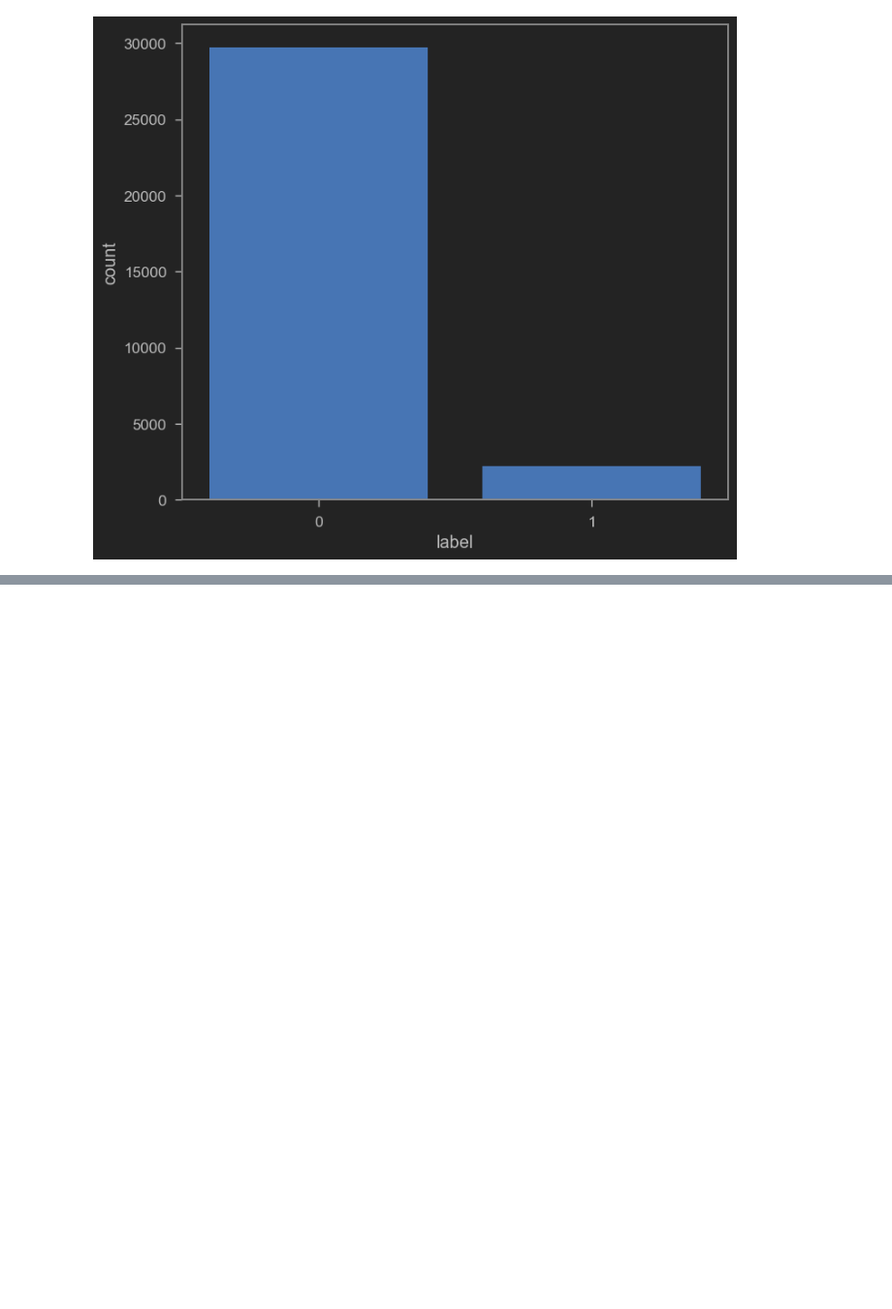
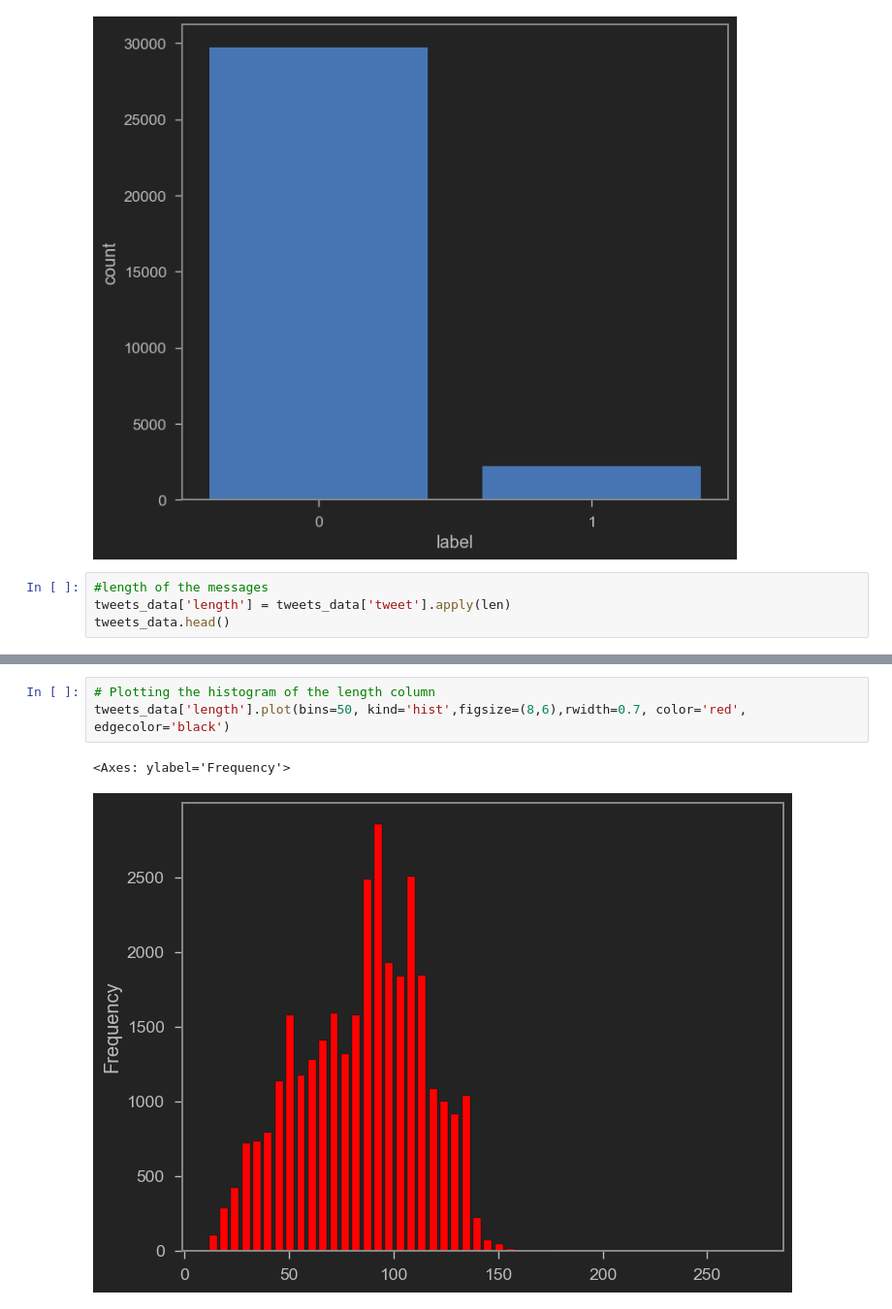
Before and after one commit to krishnanshh/Twitter-Sentiment-Analysis, a Jupyter notebook: twitter_sentiment_analysis_main.ipynb, the cells around one changed output, grey strips where cells are left out. Shown: that part at 97% size. Cells and saved outputs as stored; diff of their text form; blank space fills up the shorter version.

```diff
--- a/twitter_sentiment_analysis_main.ipynb
+++ b/twitter_sentiment_analysis_main.ipynb
@@ -64,3 +60,7 @@ sns.countplot(x='label', data=tweets_data)
 # %% [output]
 <Axes: xlabel='label', ylabel='count'>
 [figure]
+# %%
+#length of the messages
+tweets_data['length'] = tweets_data['tweet'].apply(len)
+tweets_data.head()
@@ -66,0 +98,6 @@ sns.countplot(x='label', data=tweets_data)
+# %%
+# Plotting the histogram of the length column
+tweets_data['length'].plot(bins=50, kind='hist',figsize=(8,6),rwidth=0.7, color='red', edgecolor='black')
+# %% [output]
+<Axes: ylabel='Frequency'>
+[figure, added]
```
Also changed, not shown: parts of 12 cells of this notebook.
